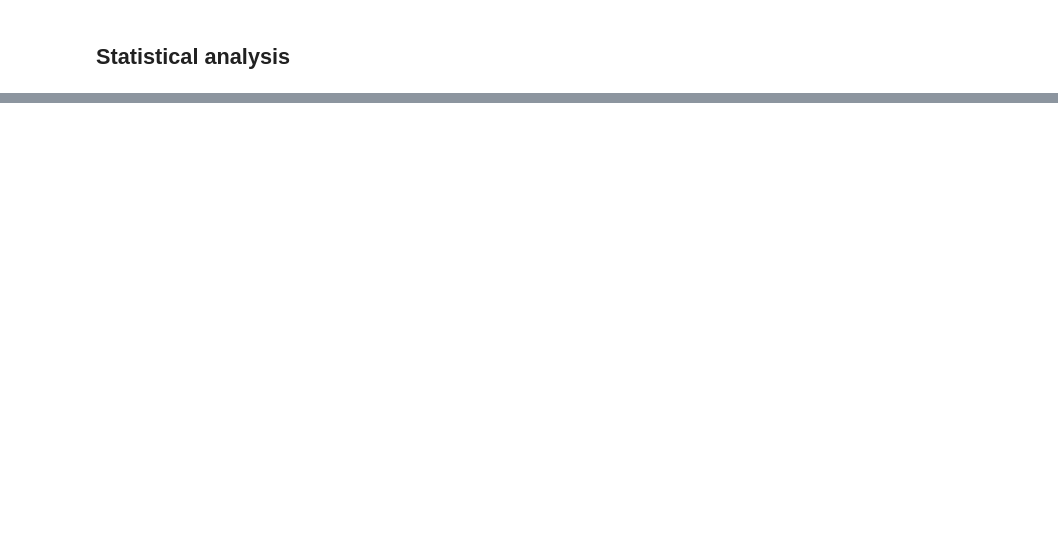
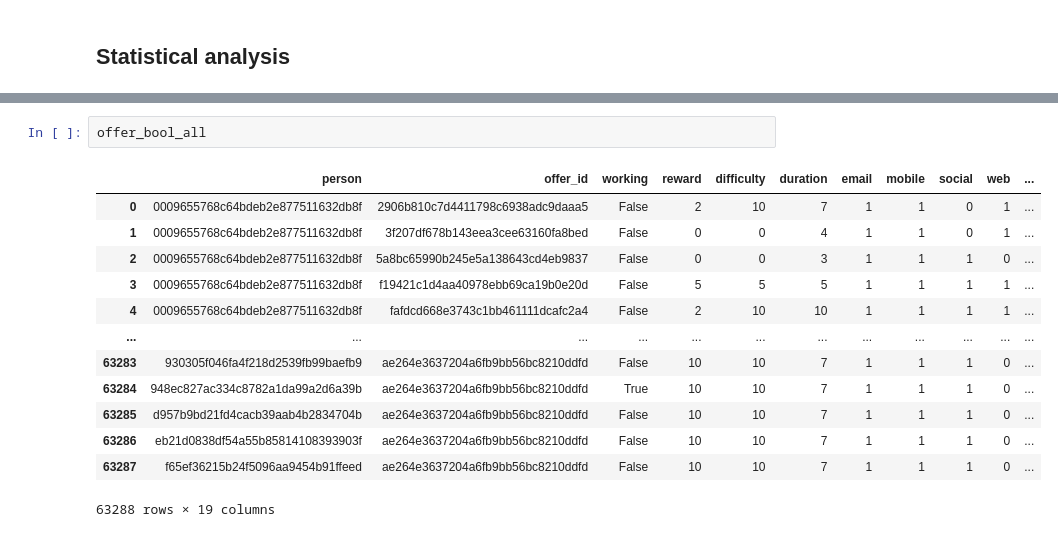
Before and after one commit to Sawy89/dsnd_starbucks_capstone, a Jupyter notebook: Starbucks_Capstone_notebook.ipynb, the cells around one changed output, grey strips where cells are left out. Saved outputs shown, nothing was run; the diff lists cells and outputs as text; blank space fills up the shorter version.

```diff
--- a/Starbucks_Capstone_notebook.ipynb
+++ b/Starbucks_Capstone_notebook.ipynb
@@ -430,0 +433,16 @@ plot_hist_offer_completed(offer_bool_all.loc[offer_bool_all['bogo']==1], 'member
+# %%
+offer_bool_all
+# %% [output]
+|  | person | offer_id | working | reward | difficulty | duration | email | mobile | social | web | ... |
+| 0 | 0009655768c64bdeb2e877511632db8f | 2906b810c7d4411798c6938adc9daaa5 | False | 2 | 10 | 7 | 1 | 1 | 0 | 1 | ... |
+| 1 | 0009655768c64bdeb2e877511632db8f | 3f207df678b143eea3cee63160fa8bed | False | 0 | 0 | 4 | 1 | 1 | 0 | 1 | ... |
+| 2 | 0009655768c64bdeb2e877511632db8f | 5a8bc65990b245e5a138643cd4eb9837 | False | 0 | 0 | 3 | 1 | 1 | 1 | 0 | ... |
+| 3 | 0009655768c64bdeb2e877511632db8f | f19421c1d4aa40978ebb69ca19b0e20d | False | 5 | 5 | 5 | 1 | 1 | 1 | 1 | ... |
+| 4 | 0009655768c64bdeb2e877511632db8f | fafdcd668e3743c1bb461111dcafc2a4 | False | 2 | 10 | 10 | 1 | 1 | 1 | 1 | ... |
+| ... | ... | ... | ... | ... | ... | ... | ... | ... | ... | ... | ... |
+| 63283 | 930305f046fa4f218d2539fb99baefb9 | ae264e3637204a6fb9bb56bc8210ddfd | False | 10 | 10 | 7 | 1 | 1 | 1 | 0 | ... |
+| 63284 | 948ec827ac334c8782a1da99a2d6a39b | ae264e3637204a6fb9bb56bc8210ddfd | True | 10 | 10 | 7 | 1 | 1 | 1 | 0 | ... |
+| 63285 | d957b9bd21fd4cacb39aab4b2834704b | ae264e3637204a6fb9bb56bc8210ddfd | False | 10 | 10 | 7 | 1 | 1 | 1 | 0 | ... |
+| 63286 | eb21d0838df54a55b85814108393903f | ae264e3637204a6fb9bb56bc8210ddfd | False | 10 | 10 | 7 | 1 | 1 | 1 | 0 | ... |
+| 63287 | f65ef36215b24f5096aa9454b91ffeed | ae264e3637204a6fb9bb56bc8210ddfd | False | 10 | 10 | 7 | 1 | 1 | 1 | 0 | ... |
+63288 rows × 19 columns
```
Also changed, not shown: parts of 4 cells of this notebook.
